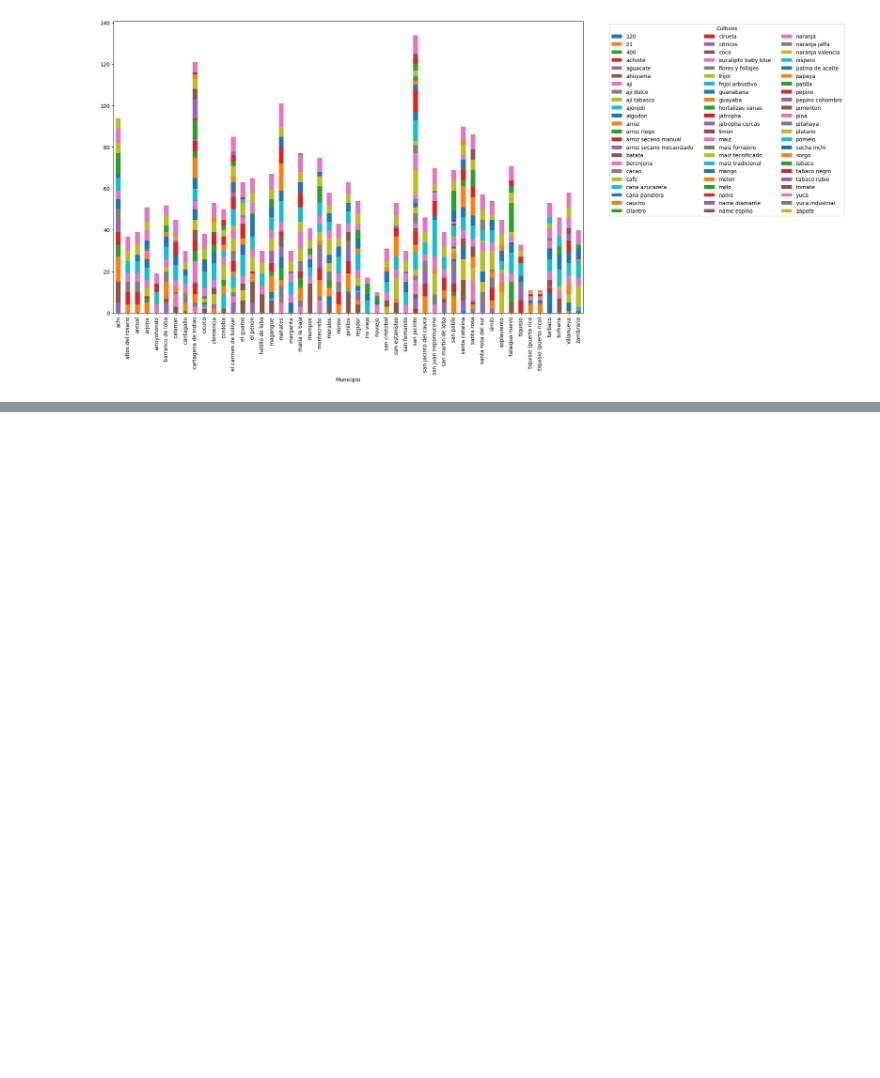
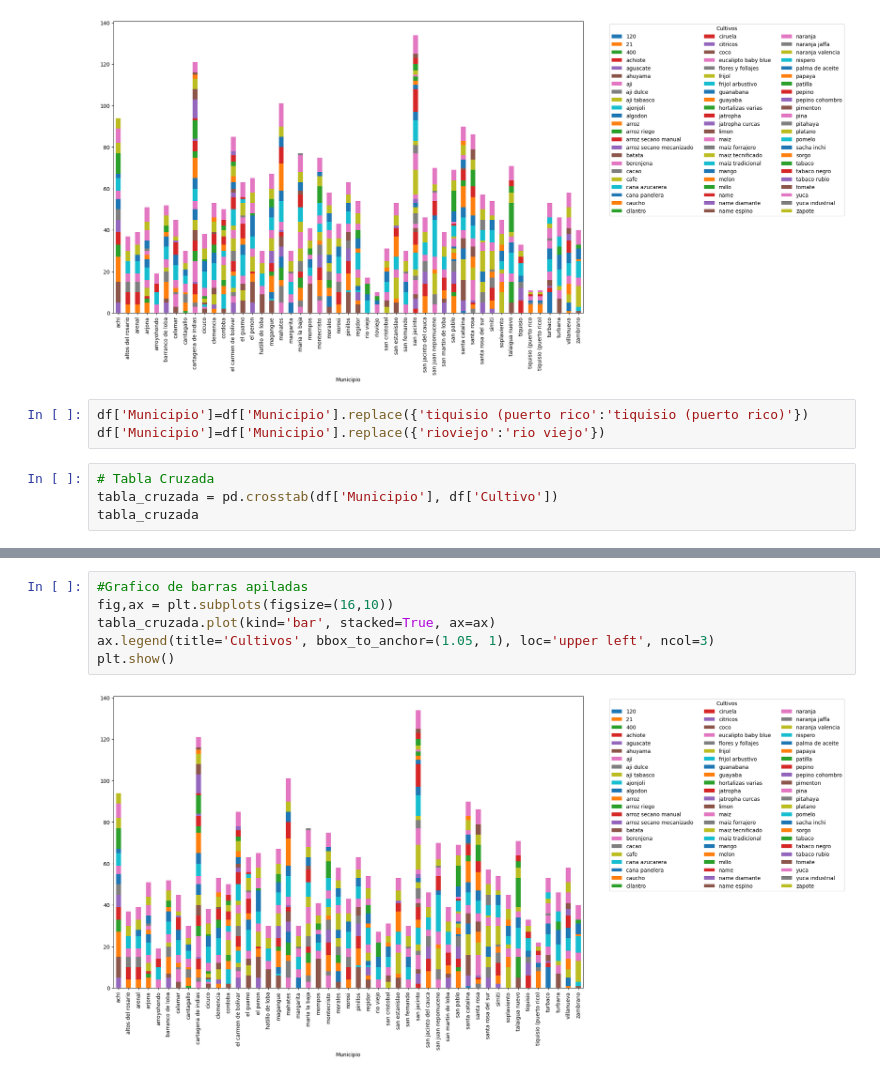
Before and after one commit to JosePimienta/utb_agricultura, a Jupyter notebook: Agricultura.ipynb, the cells around one changed output, grey strips where cells are left out. Saved outputs shown, nothing was run; the diff lists cells and outputs as text; blank space fills up the shorter version.

Commit message:
modificar: tiquisio y rioviejo

```diff
--- a/Agricultura.ipynb
+++ b/Agricultura.ipynb
@@ -172,3 +172,10 @@ ax.legend(title='Cultivos', bbox_to_anchor=(1.05, 1), loc='upper left', ncol=3)
 plt.show()
 # %% [output]
 [figure]
+# %%
+df['Municipio']=df['Municipio'].replace({'tiquisio (puerto rico':'tiquisio (puerto rico)'})
+df['Municipio']=df['Municipio'].replace({'rioviejo':'rio viejo'})
+# %%
+# Tabla Cruzada
+tabla_cruzada = pd.crosstab(df['Municipio'], df['Cultivo'])
+tabla_cruzada
@@ -174,0 +202,8 @@ plt.show()
+# %%
+#Grafico de barras apiladas
+fig,ax = plt.subplots(figsize=(16,10))
+tabla_cruzada.plot(kind='bar', stacked=True, ax=ax)
+ax.legend(title='Cultivos', bbox_to_anchor=(1.05, 1), loc='upper left', ncol=3)
+plt.show()
+# %% [output]
+[figure, added]
```
Also changed, not shown: parts of 1 cell of this notebook.
